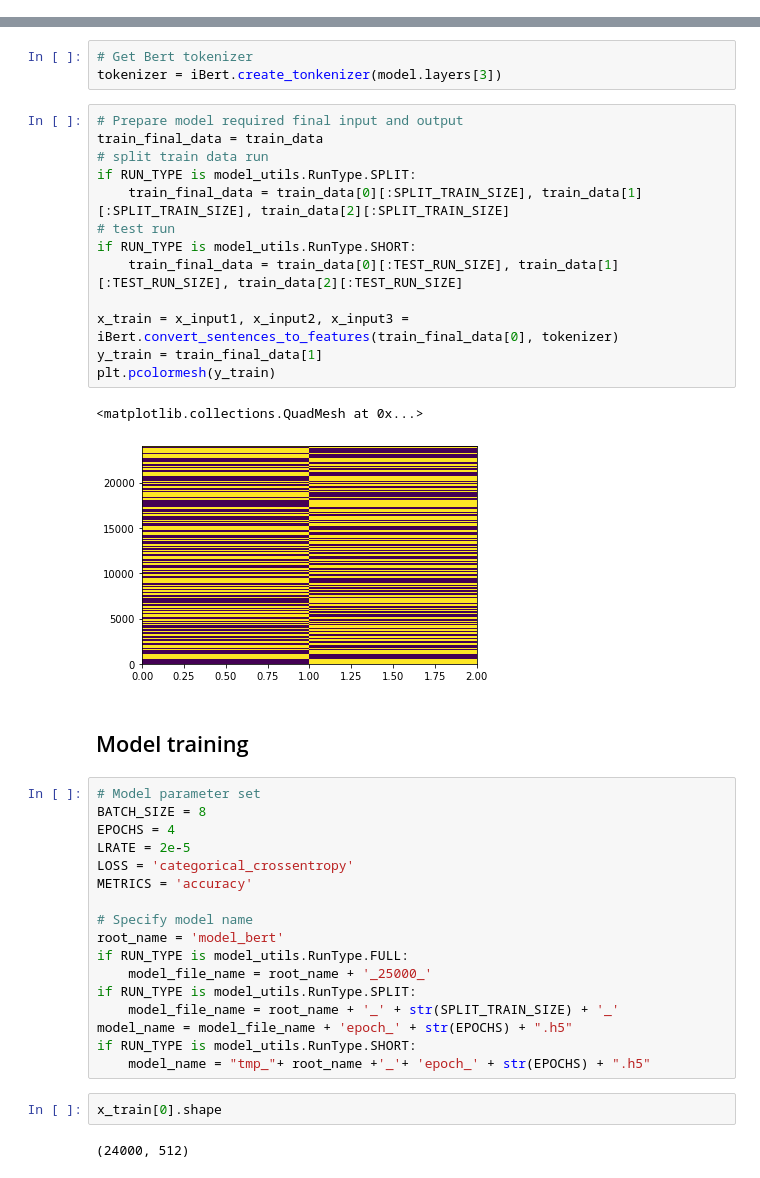
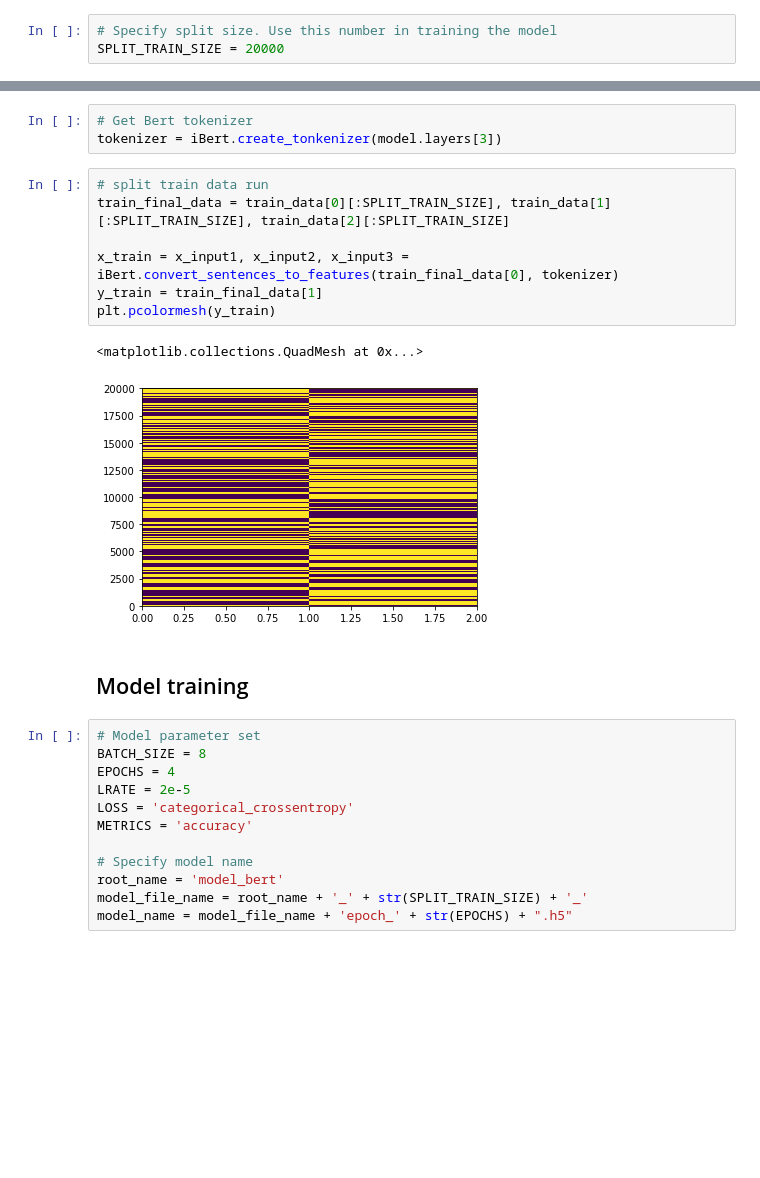
Before and after one commit to usnistgov/STVM_NLP_Research, a Jupyter notebook: models/model_{3,4}/IMDB/model_3_bert.ipynb, the cells around one changed output, grey strips where cells are left out. Drawn from its saved outputs; the diff is of its cells as text; blank space fills up the shorter version.

Commit message:
Updated model_3 and model_4 notebooks.

```diff
--- a/models/model_{3,4}/IMDB/model_3_bert.ipynb
+++ b/models/model_{3,4}/IMDB/model_3_bert.ipynb
@@ -129 +82,4 @@ SPLIT_TRAIN_SIZE = 24000
+# %%
+# Specify split size. Use this number in training the model
+SPLIT_TRAIN_SIZE = 20000
 # %%
@@ -163,21 +117,15 @@ ________________________________________________________________________________
 # Get Bert tokenizer
 tokenizer = iBert.create_tonkenizer(model.layers[3])
 # %%
-# Prepare model required final input and output
-train_final_data = train_data
 # split train data run
-if RUN_TYPE is model_utils.RunType.SPLIT:
-    train_final_data = train_data[0][:SPLIT_TRAIN_SIZE], train_data[1][:SPLIT_TRAIN_SIZE], train_data[2][:SPLIT_TRAIN_SIZE]
-# test run
-if RUN_TYPE is model_utils.RunType.SHORT:
-    train_final_data = train_data[0][:TEST_RUN_SIZE], train_data[1][:TEST_RUN_SIZE], train_data[2][:TEST_RUN_SIZE]
+train_final_data = train_data[0][:SPLIT_TRAIN_SIZE], train_data[1][:SPLIT_TRAIN_SIZE], train_data[2][:SPLIT_TRAIN_SIZE]
 
 x_train = x_input1, x_input2, x_input3 = iBert.convert_sentences_to_features(train_final_data[0], tokenizer)
 y_train = train_final_data[1]
 plt.pcolormesh(y_train)
 # %% [output]
 <matplotlib.collections.QuadMesh at 0x...>
-[figure, old version]
+[figure, new version]
 # %% [markdown]
 ## Model training
 # %%
@@ -190,14 +138,5 @@ METRICS = 'accuracy'
 
 # Specify model name
 root_name = 'model_bert'
-if RUN_TYPE is model_utils.RunType.FULL:
-    model_file_name = root_name + '_25000_'
-if RUN_TYPE is model_utils.RunType.SPLIT:
-    model_file_name = root_name + '_' + str(SPLIT_TRAIN_SIZE) + '_'
+model_file_name = root_name + '_' + str(SPLIT_TRAIN_SIZE) + '_'
 model_name = model_file_name + 'epoch_' + str(EPOCHS) + ".h5"
-if RUN_TYPE is model_utils.RunType.SHORT:
-    model_name = "tmp_"+ root_name +'_'+ 'epoch_' + str(EPOCHS) + ".h5"
-# %%
-x_train[0].shape
-# %% [output]
-(24000, 512)
```
Also changed, not shown: parts of 27 cells of this notebook, 2 other files.
